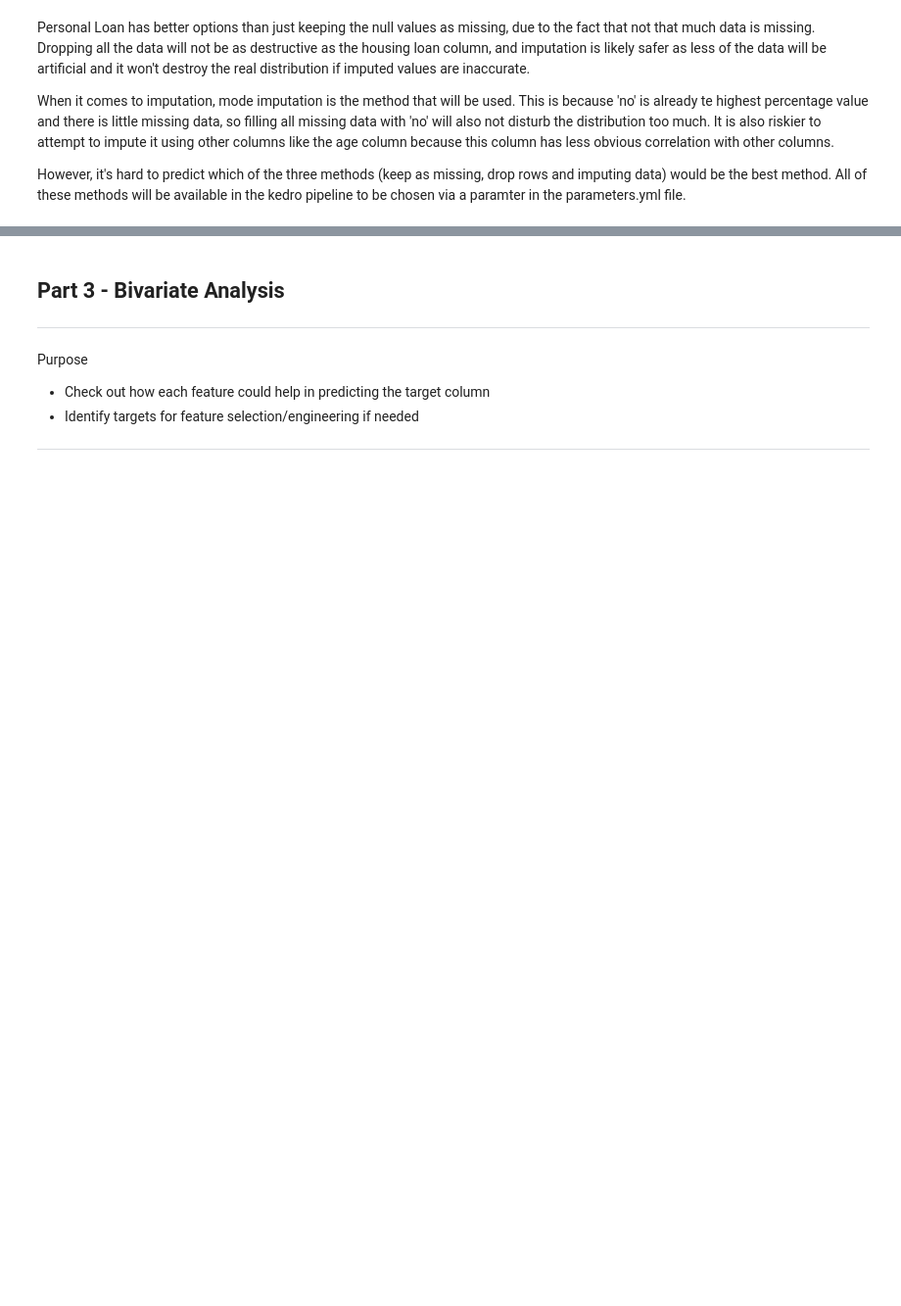
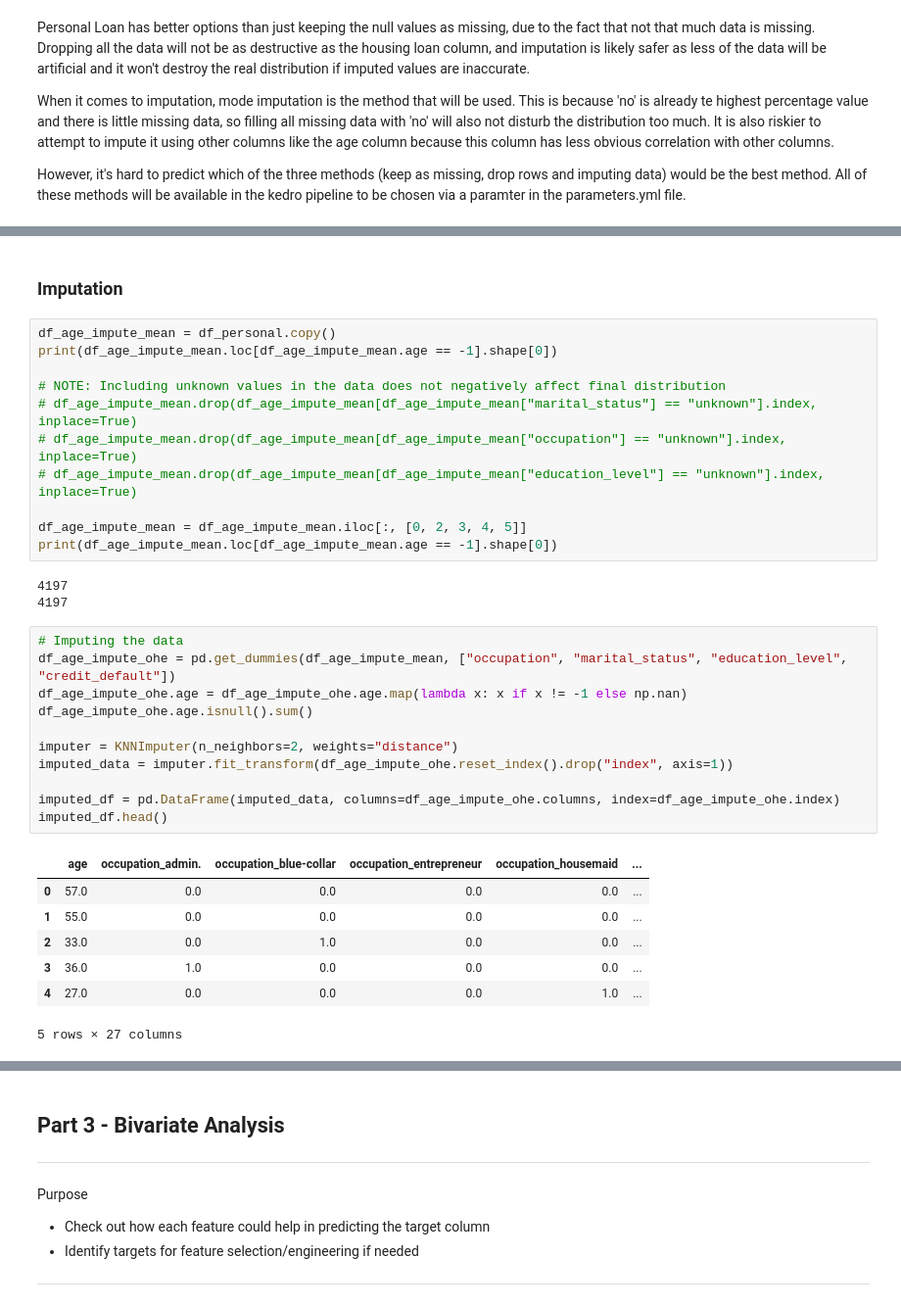
Before and after one commit to mysticshirou/EGT309-TeamJunHoe, a Jupyter notebook: eda.ipynb, the cells around one changed output, grey strips where cells are left out. Shown at 98% size. Cells and saved outputs as stored; diff of their text form; blank space fills up the shorter version.

Commit message:
Redid the Age imputation section of eda.ipynb
Also changed age cleaning node to reflect these changes

```diff
--- a/eda.ipynb
+++ b/eda.ipynb
@@ -839,0 +830,35 @@ However, it's hard to predict which of the three methods (keep as missing, drop
+# %% [markdown]
+### Imputation
+# %%
+df_age_impute_mean = df_personal.copy()
+print(df_age_impute_mean.loc[df_age_impute_mean.age == -1].shape[0])
+
+# NOTE: Including unknown values in the data does not negatively affect final distribution
+# df_age_impute_mean.drop(df_age_impute_mean[df_age_impute_mean["marital_status"] == "unknown"].index, inplace=True)
+# df_age_impute_mean.drop(df_age_impute_mean[df_age_impute_mean["occupation"] == "unknown"].index, inplace=True)
+# df_age_impute_mean.drop(df_age_impute_mean[df_age_impute_mean["education_level"] == "unknown"].index, inplace=True)
+
+df_age_impute_mean = df_age_impute_mean.iloc[:, [0, 2, 3, 4, 5]]
+print(df_age_impute_mean.loc[df_age_impute_mean.age == -1].shape[0])
+# %% [output]
+4197
+4197
+# %%
+# Imputing the data
+df_age_impute_ohe = pd.get_dummies(df_age_impute_mean, ["occupation", "marital_status", "education_level", "credit_default"])
+df_age_impute_ohe.age = df_age_impute_ohe.age.map(lambda x: x if x != -1 else np.nan)
+df_age_impute_ohe.age.isnull().sum()
+
+imputer = KNNImputer(n_neighbors=2, weights="distance")
+imputed_data = imputer.fit_transform(df_age_impute_ohe.reset_index().drop("index", axis=1))
+
+imputed_df = pd.DataFrame(imputed_data, columns=df_age_impute_ohe.columns, index=df_age_impute_ohe.index)
+imputed_df.head()
+# %% [output]
+|  | age | occupation_admin. | occupation_blue-collar | occupation_entrepreneur | occupation_housemaid | ... |
+| 0 | 57.0 | 0.0 | 0.0 | 0.0 | 0.0 | ... |
+| 1 | 55.0 | 0.0 | 0.0 | 0.0 | 0.0 | ... |
+| 2 | 33.0 | 0.0 | 1.0 | 0.0 | 0.0 | ... |
+| 3 | 36.0 | 1.0 | 0.0 | 0.0 | 0.0 | ... |
+| 4 | 27.0 | 0.0 | 0.0 | 0.0 | 1.0 | ... |
+5 rows × 27 columns
```
Also changed, not shown: parts of 47 cells of this notebook, 1 other file.
